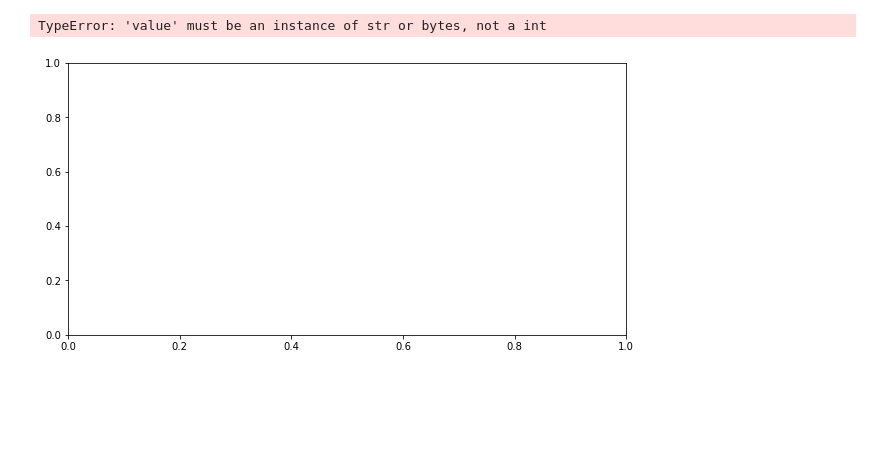
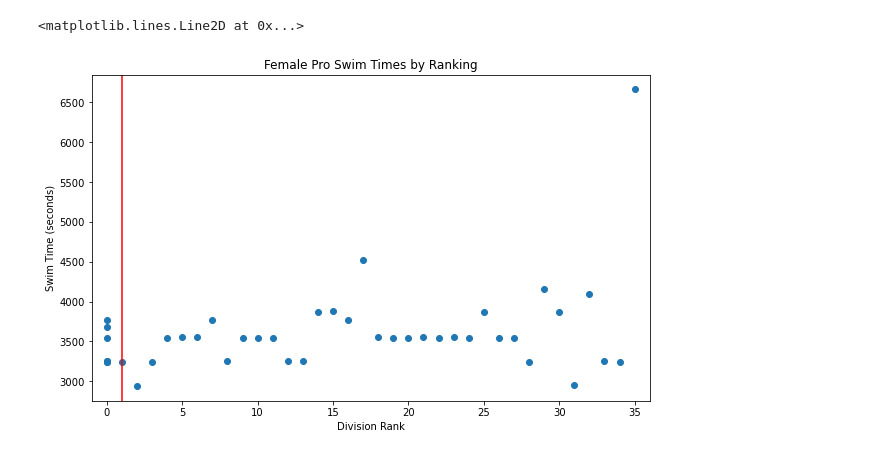
Before and after one commit to czaloumi/ironman-2019, a Jupyter notebook: ironman19.ipynb, the cells around one changed output. Cells and saved outputs as stored; diff of their text form; code cells hidden in the pictures; blank space fills up the shorter version.

Commit message:
first-plot

```diff
--- a/ironman19.ipynb
+++ b/ironman19.ipynb
@@ -278,7 +153,14 @@ TypeError: no numeric data to plot
-# %%
-# Scatter Plot of Male Pro Swim times vs. Divison Rank
-
-plot_data('scatter', fem_pro, 'Division Rank', 'Swim', title='Female Pro Swim times vs. Divison Rank', xlabel='Division Rank', ylabel='Swim Time')
-# %% [output]
-TypeError: 'value' must be an instance of str or bytes, not a int
-[figure, removed]
+# %%
+x = fem_pro['Division Rank']
+y = fem_pro['Swim'].apply(lambda x: x.total_seconds())
+
+fig, ax = plt.subplots(figsize=(10,6))
+ax.scatter(x, y)
+ax.set_title('Female Pro Swim Times by Ranking')
+ax.set_xlabel('Division Rank')
+ax.set_ylabel('Swim Time (seconds)')
+ax.set_xlim(-1, 36)
+ax.axvline(1, c='r')
+# %% [output]
+<matplotlib.lines.Line2D at 0x...>
+[figure, added]
```
Also changed, not shown: parts of 25 cells of this notebook.
